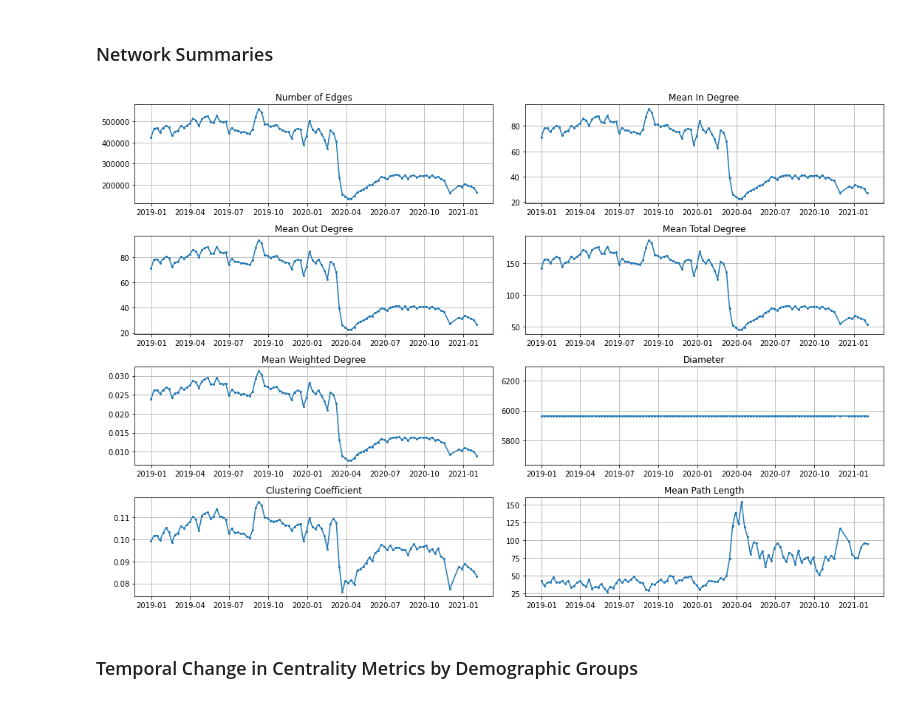
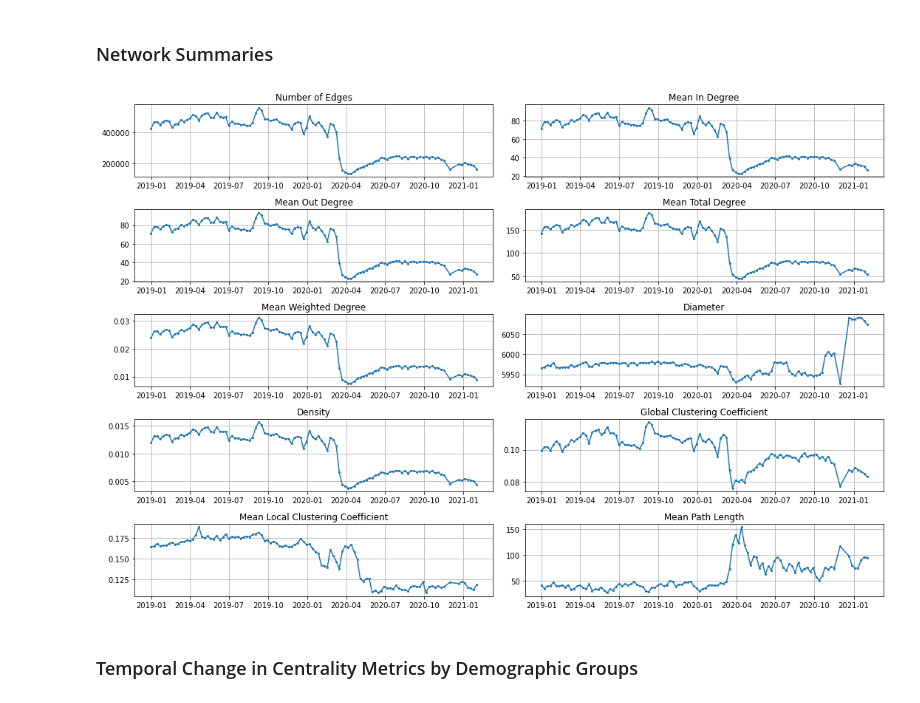
Before and after one commit to hasanalpboz/safegraph-covid19-mobility, a Jupyter notebook: scripts/notebooks/network-centrality-evolution.ipynb, the cells around one changed output. Drawn from its saved outputs; the diff is of its cells as text; code cells hidden in the pictures.

```diff
--- a/scripts/notebooks/network-centrality-evolution.ipynb
+++ b/scripts/notebooks/network-centrality-evolution.ipynb
@@ -78,0 +103,33 @@ census_attrs_features = census_attrs[['census_block_group', *col_names]]
+# %%
+cols = [col for col in cattr.columns if 'quartile' in col]
+fig, axes = plt.subplots(2, 4, sharey=True, figsize=(25, 10))
+
+topc = '#d7191c'
+bottomc = '#2c7bb6'
+
+for ax, col in zip(axes.flatten(), cols):
+    top_cbg = cattr[cattr[col] == 'Top']
+    bottom_cbg = cattr[cattr[col] == 'Bottom']
+
+    cases_df[cases_df['cbg'].isin(top_cbg['census_block_group'].values)].groupby('Date').sum()['Norm_Cases'].plot(ax=ax, color=topc, linewidth=3)
+    cases_df[cases_df['cbg'].isin(bottom_cbg['census_block_group'].values)].groupby('Date').sum()['Norm_Cases'].plot(ax=ax, color=bottomc, linewidth=3)
+    ax.set_title(col, fontsize=20)
+    ax.set_ylabel('Weekly Cases')
+    ax.grid()
+
+top_patch = mpatches.Patch(color=topc)
+bottom_patch = mpatches.Patch(color=bottomc)
+
+fig.legend([top_patch, bottom_patch],
+                   ['Top',
+                    'Bottom'],
+                   loc="center",
+                   ncol=2,
+                   bbox_to_anchor=(0.5, 1.05),
+                   fontsize=15,
+                   title_fontsize=25,
+                   title="NYC Weekly Aggregated COVID Cases per Demographic Groups",
+                   edgecolor="white")
+
+fig.tight_layout()
+fig.savefig(join(FIG_SAVE_DIR, "nyc-covid-cases-per-demographics-quartiles.png"), bbox_inches="tight")
@@ -127,41 +186,47 @@ mean_wdeg = []
 diameter = []
 clustering_coef = []
 mean_path_len = []
+density = []
+local_clustering = []
 for net in tqdm(nets):
     n_edges.append(len(net[1].es))
     mean_in_deg.append(np.nanmean(ig.Graph.degree(net[1], mode='in')))
     mean_out_deg.append(np.nanmean(ig.Graph.degree(net[1], mode='out')))
     mean_total_deg.append(np.nanmean(ig.Graph.degree(net[1], mode='all')))
     mean_wdeg.append(np.nanmean(ig.Graph.degree(net[1], mode='all')) / len(net[1].vs))
-    diameter.append(ig.Graph.diameter(nets[0][1], directed=True, unconn=net[1].is_connected()))
+    diameter.append(ig.Graph.diameter(net[1], directed=True, unconn=net[1].is_connected()))
+    density.append(ig.Graph.density(net[1], loops=True))
     clustering_coef.append(ig.Graph.transitivity_undirected(net[1]))
     mean_path_len.append(ig.Graph.average_path_length(net[1], directed=True, unconn=net[1].is_connected()))
+    local_clustering.append(np.nanmean(ig.Graph.transitivity_local_undirected(net[1], weights='weight')))
 # %%
-fig, axes = plt.subplots(4, 2, figsize=(15, 10))
+fig, axes = plt.subplots(5, 2, figsize=(15, 10))
 
 arrays = [
     (n_edges, 'Number of Edges'),
     (mean_in_deg, 'Mean In Degree'),
     (mean_out_deg, 'Mean Out Degree'),
     (mean_total_deg, 'Mean Total Degree'),
     (mean_wdeg, 'Mean Weighted Degree'),
     (diameter, 'Diameter'),
-    (clustering_coef, 'Clustering Coefficient'),
+    (density, 'Density'),
+    (clustering_coef, 'Global Clustering Coefficient'),
+    (local_clustering, 'Mean Local Clustering Coefficient'),
     (mean_path_len, 'Mean Path Length'),
 ]
 
 # time steps
 dx = [net[0] for net in nets]
 
 for i, ax in enumerate(axes.flatten()):
     ax.plot(dx, arrays[i][0], marker='o', markersize=2)
     ax.set_title(arrays[i][1])
     ax.grid()
 
 plt.tight_layout()
 plt.savefig(join(FIG_SAVE_DIR, f'{AREA_NAME}-net-summary.png'), bbox_to_inches='tight')
 # %% [output]
-[figure, old version]
+[figure, new version]
 # %% [markdown]
 ### Temporal Change in Centrality Metrics by Demographic Groups
 # %%
```
Also changed, not shown: parts of 9 cells of this notebook, 12 other files.
